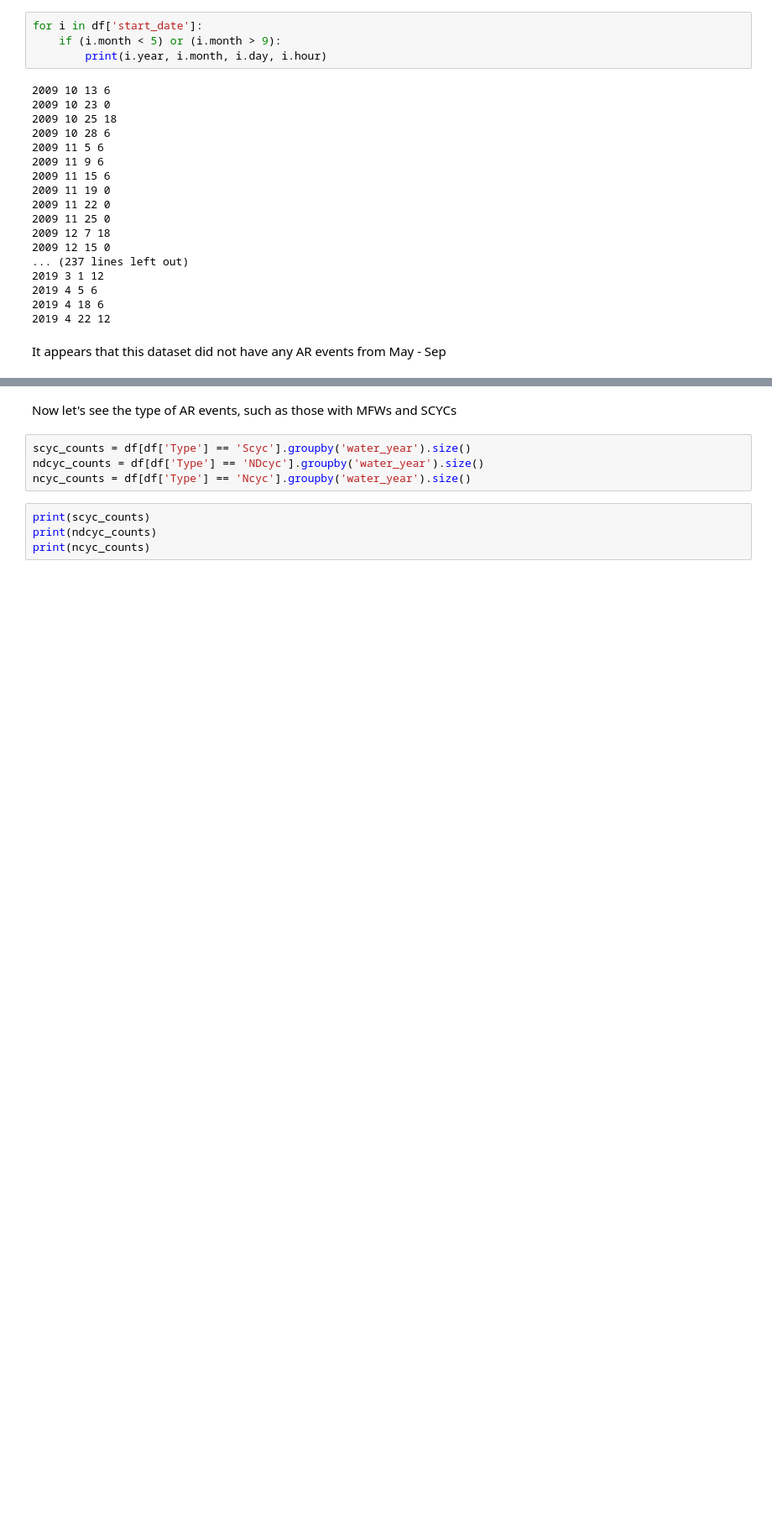
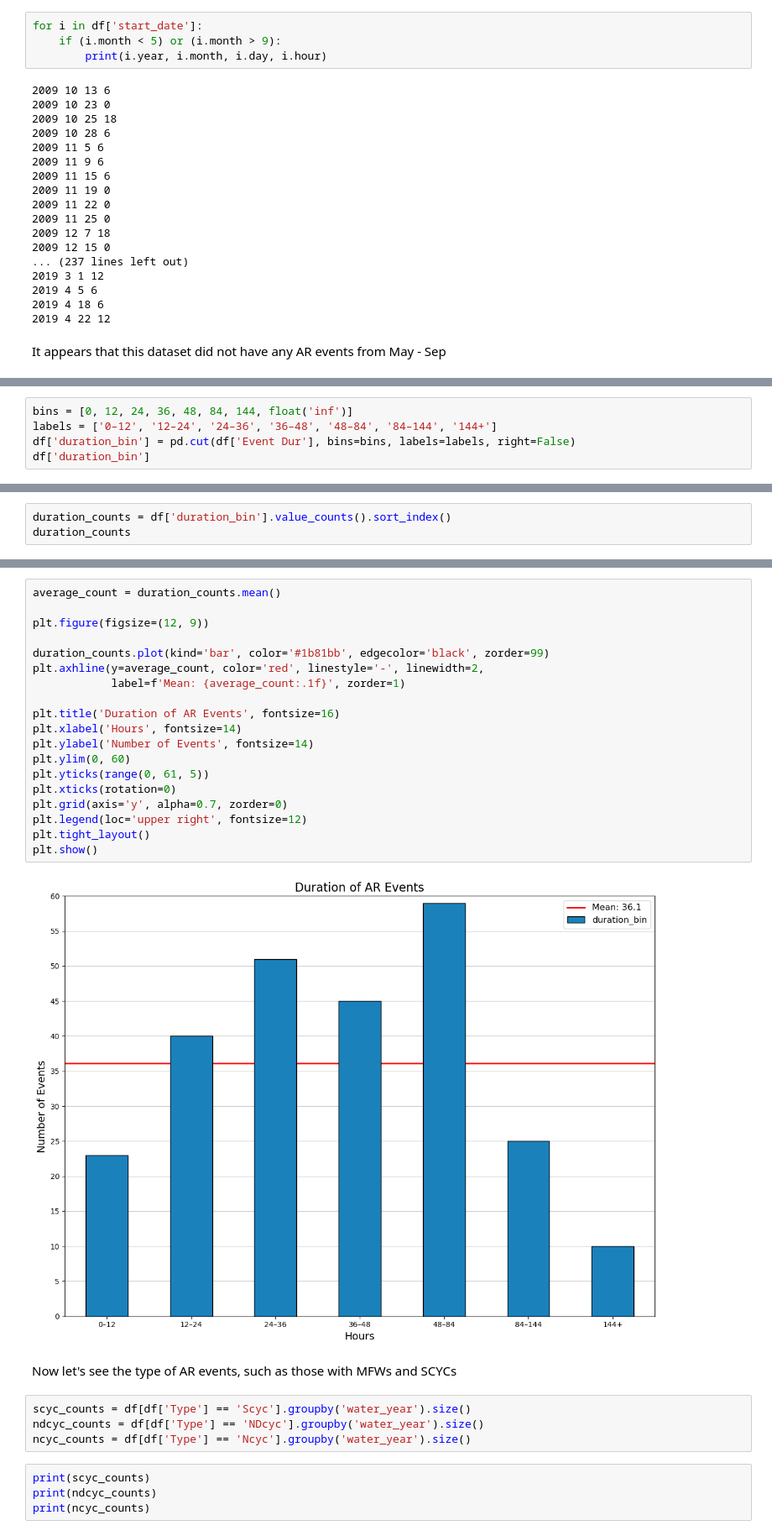
Before and after one commit to anthony-illenden/EAE-598-Project, a Jupyter notebook: figures/jupyter_notebooks/psu_dataset.ipynb, the cells around one changed output, grey strips where cells are left out. Shown: that part at 84% size. Drawn from its saved outputs; the diff is of its cells as text; blank space fills up the shorter version.

```diff
--- a/figures/jupyter_notebooks/psu_dataset.ipynb
+++ b/figures/jupyter_notebooks/psu_dataset.ipynb
@@ -306,0 +363,5 @@ It appears that this dataset did not have any AR events from May - Sep
+# %%
+bins = [0, 12, 24, 36, 48, 84, 144, float('inf')]
+labels = ['0–12', '12–24', '24–36', '36–48', '48–84', '84–144', '144+']
+df['duration_bin'] = pd.cut(df['Event Dur'], bins=bins, labels=labels, right=False)
+df['duration_bin']
@@ -306,0 +382,3 @@ It appears that this dataset did not have any AR events from May - Sep
+# %%
+duration_counts = df['duration_bin'].value_counts().sort_index()
+duration_counts
@@ -307,3 +394,24 @@ It appears that this dataset did not have any AR events from May - Sep
+# %%
+average_count = duration_counts.mean()
+
+plt.figure(figsize=(12, 9))
+
+duration_counts.plot(kind='bar', color='#1b81bb', edgecolor='black', zorder=99)
+plt.axhline(y=average_count, color='red', linestyle='-', linewidth=2,
+            label=f'Mean: {average_count:.1f}', zorder=1)
+
+plt.title('Duration of AR Events', fontsize=16)
+plt.xlabel('Hours', fontsize=14)
+plt.ylabel('Number of Events', fontsize=14)
+plt.ylim(0, 60)
+plt.yticks(range(0, 61, 5))
+plt.xticks(rotation=0)
+plt.grid(axis='y', alpha=0.7, zorder=0)
+plt.legend(loc='upper right', fontsize=12)
+plt.tight_layout()
+plt.show()
+# %% [output]
+[figure, added]
 # %% [markdown]
 Now let's see the type of AR events, such as those with MFWs and SCYCs
 # %%
```
Also changed, not shown: parts of 7 cells of this notebook.
